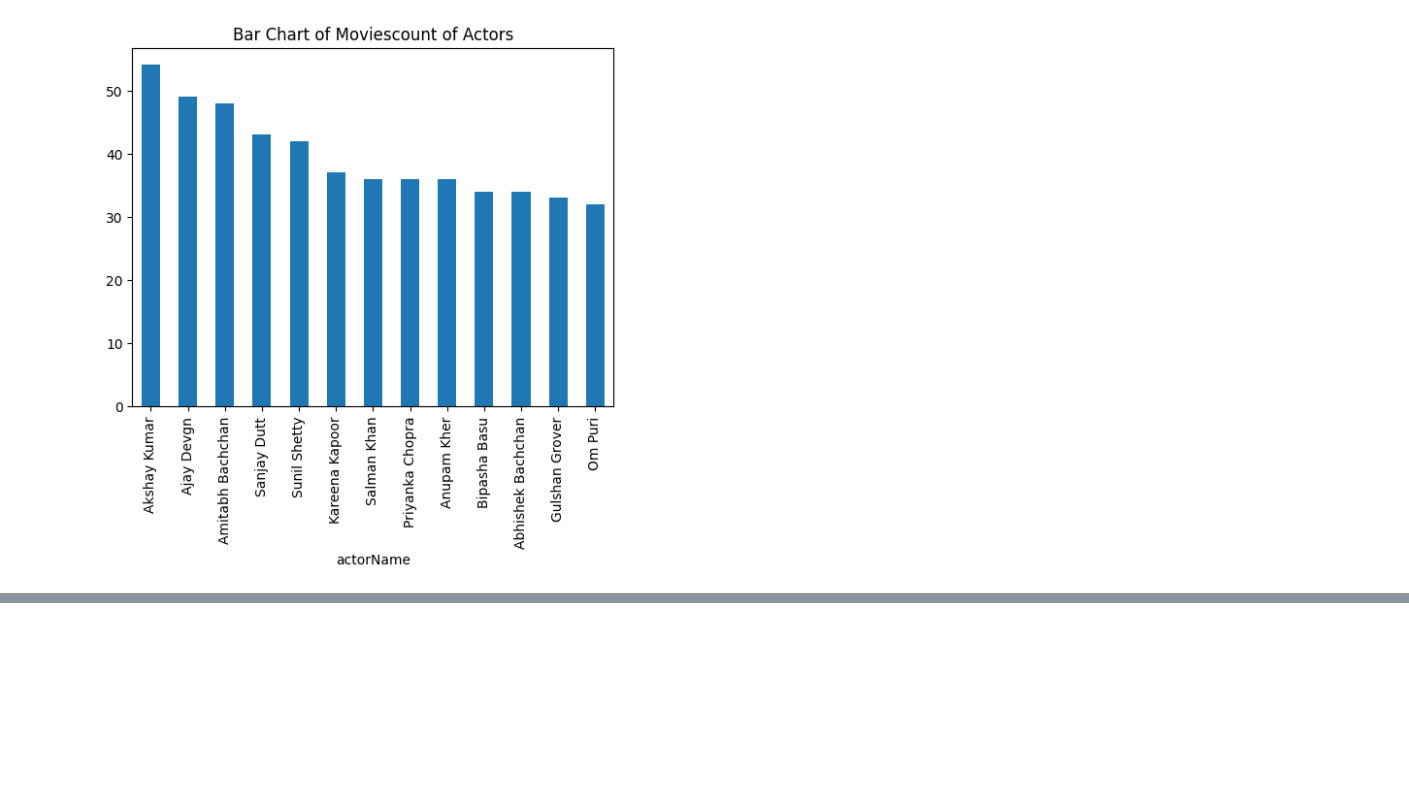
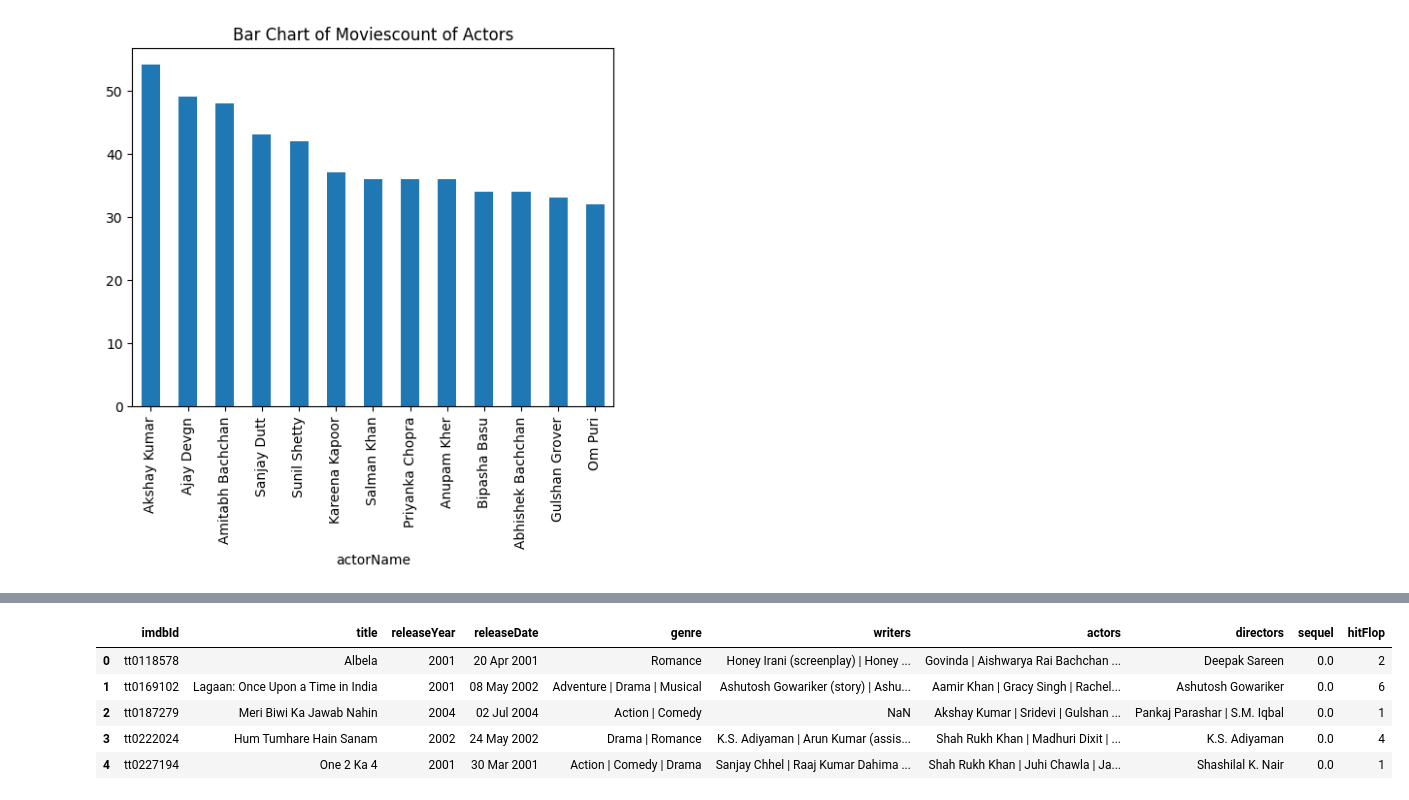
Before and after one commit to Pankaj-Jhajhria/Advanced_Python, a Jupyter notebook: Libraries/2_Pandas.ipynb, the cells around one changed output, grey strips where cells are left out. Saved outputs shown, nothing was run; the diff lists cells and outputs as text; code cells hidden in the pictures; blank space fills up the shorter version.

Commit message:
add Pandas Object DataFrames

```diff
--- a/Libraries/2_Pandas.ipynb
+++ b/Libraries/2_Pandas.ipynb
@@ -388,0 +422,11 @@ actor_ab_sort.plot(kind='bar',title="Bar Chart of Moviescount of Actors",)
+# %%
+# Using read_csv
+df=pd.read_csv(r"C:\Users\panka\Downloads\AI_Engineer\PreRequesties\1_Python_Language\data\CSV_Datasets\Bollywood\BollywoodMovieDetail.csv")
+df.head()
+# %% [output]
+|  | imdbId | title | releaseYear | releaseDate | genre | writers | actors | directors | sequel | hitFlop |
+| 0 | tt0118578 | Albela | 2001 | 20 Apr 2001 | Romance | Honey Irani (screenplay) | Honey ... | Govinda | Aishwarya Rai Bachchan ... | Deepak Sareen | 0.0 | 2 |
+| 1 | tt0169102 | Lagaan: Once Upon a Time in India | 2001 | 08 May 2002 | Adventure | Drama | Musical | Ashutosh Gowariker (story) | Ashu... | Aamir Khan | Gracy Singh | Rachel... | Ashutosh Gowariker | 0.0 | 6 |
+| 2 | tt0187279 | Meri Biwi Ka Jawab Nahin | 2004 | 02 Jul 2004 | Action | Comedy | NaN | Akshay Kumar | Sridevi | Gulshan ... | Pankaj Parashar | S.M. Iqbal | 0.0 | 1 |
+| 3 | tt0222024 | Hum Tumhare Hain Sanam | 2002 | 24 May 2002 | Drama | Romance | K.S. Adiyaman | Arun Kumar (assis... | Shah Rukh Khan | Madhuri Dixit | ... | K.S. Adiyaman | 0.0 | 4 |
+| 4 | tt0227194 | One 2 Ka 4 | 2001 | 30 Mar 2001 | Action | Comedy | Drama | Sanjay Chhel | Raaj Kumar Dahima ... | Shah Rukh Khan | Juhi Chawla | Ja... | Shashilal K. Nair | 0.0 | 1 |
```
Also changed, not shown: parts of 40 cells of this notebook, 6 other files.
